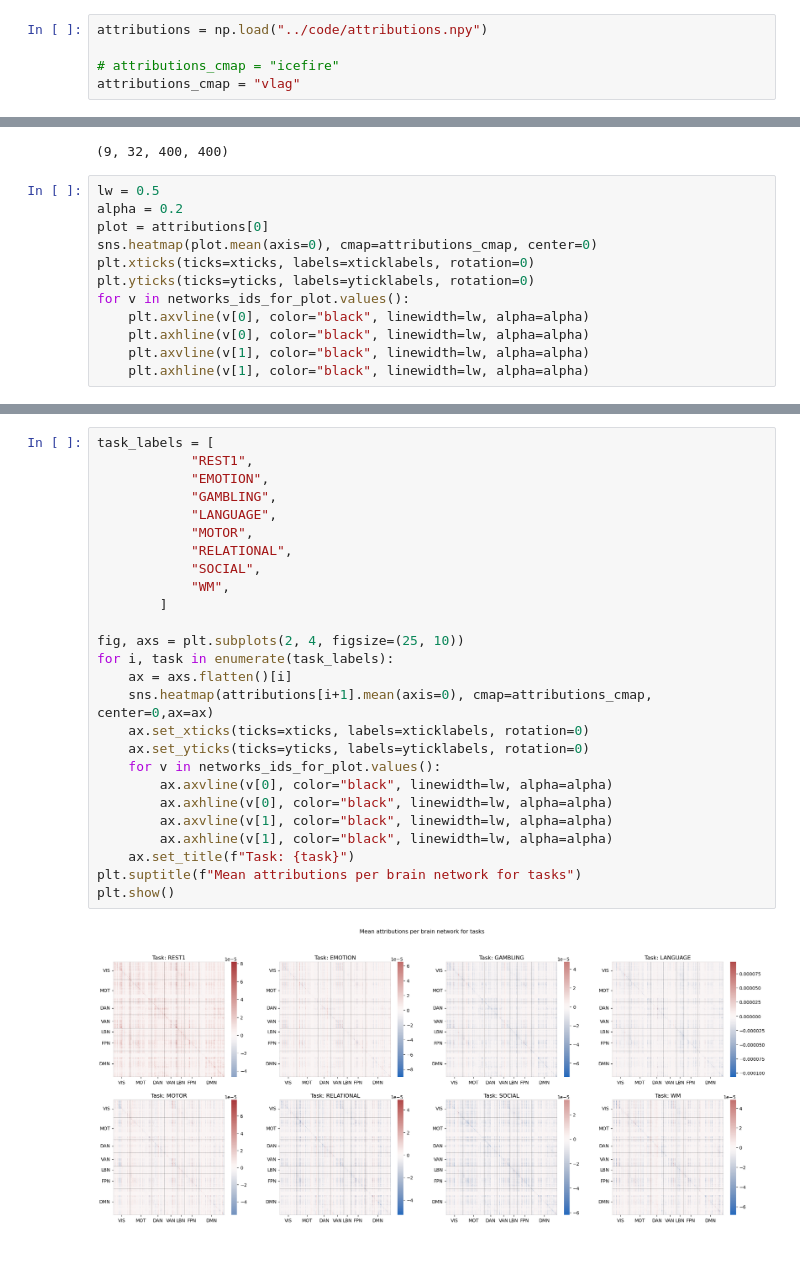
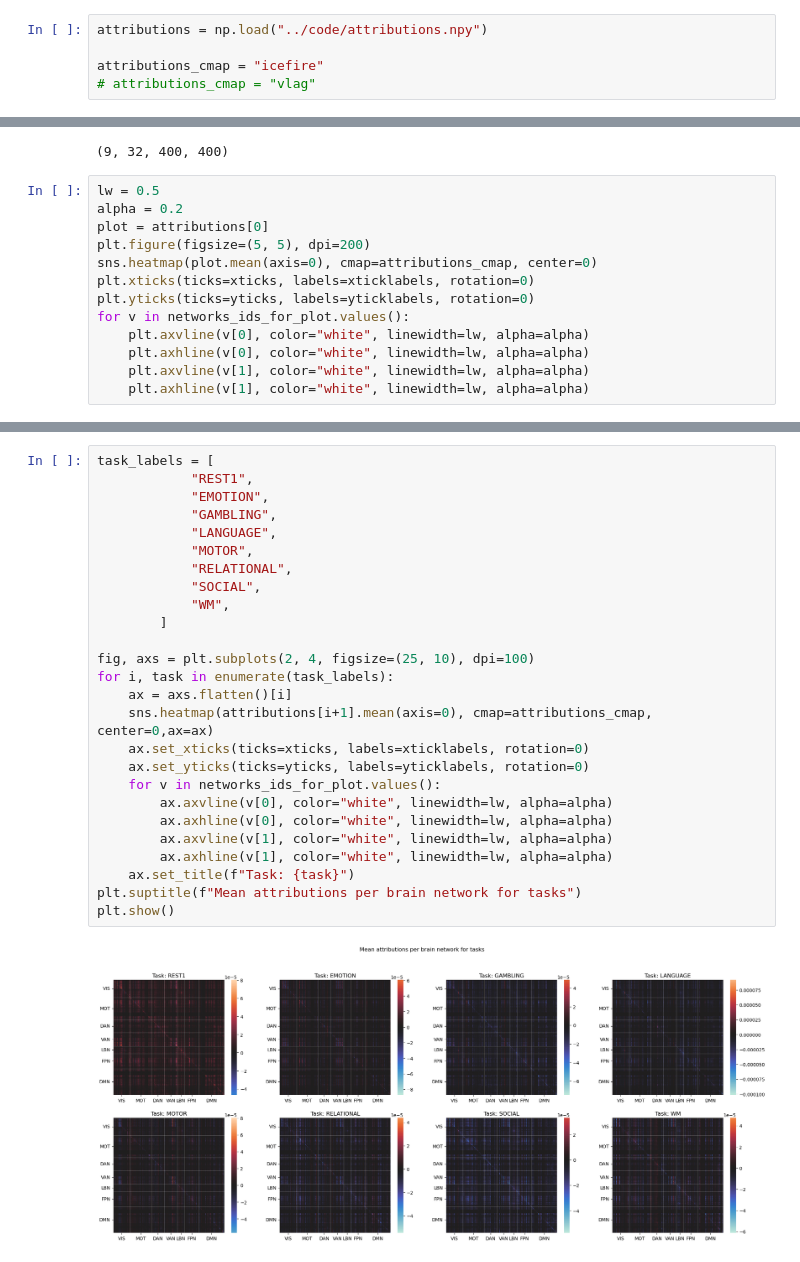
Before and after one commit to C-Achard/MIPLab-TeamCEE-DeepLearningforBiomed, a Jupyter notebook: notebooks/interpretability-att.ipynb, the cells around one changed output, grey strips where cells are left out. Cells and saved outputs as stored; diff of their text form.

```diff
--- a/notebooks/interpretability-att.ipynb
+++ b/notebooks/interpretability-att.ipynb
@@ -113,8 +114,8 @@ Text(0.5, 1.0, 'Attention weights per brain network')
 # %%
 attributions = np.load("../code/attributions.npy")
 
-# attributions_cmap = "icefire"
-attributions_cmap = "vlag"
+attributions_cmap = "icefire"
+# attributions_cmap = "vlag"
 # %%
 attributions.shape
 # %% [output]
@@ -123,12 +124,13 @@ attributions.shape
 lw = 0.5
 alpha = 0.2
 plot = attributions[0]
+plt.figure(figsize=(5, 5), dpi=200)
 sns.heatmap(plot.mean(axis=0), cmap=attributions_cmap, center=0)
 plt.xticks(ticks=xticks, labels=xticklabels, rotation=0)
 plt.yticks(ticks=yticks, labels=yticklabels, rotation=0)
 for v in networks_ids_for_plot.values():
-    plt.axvline(v[0], color="black", linewidth=lw, alpha=alpha)
-    plt.axhline(v[0], color="black", linewidth=lw, alpha=alpha)
-    plt.axvline(v[1], color="black", linewidth=lw, alpha=alpha)
-    plt.axhline(v[1], color="black", linewidth=lw, alpha=alpha)
+    plt.axvline(v[0], color="white", linewidth=lw, alpha=alpha)
+    plt.axhline(v[0], color="white", linewidth=lw, alpha=alpha)
+    plt.axvline(v[1], color="white", linewidth=lw, alpha=alpha)
+    plt.axhline(v[1], color="white", linewidth=lw, alpha=alpha)
 # %% [output]
@@ -152,31 +154,31 @@ plt.show()
 # %%
 task_labels = [
             "REST1",
             "EMOTION",
             "GAMBLING",
             "LANGUAGE",
             "MOTOR",
             "RELATIONAL",
             "SOCIAL",
             "WM",
         ]
 
-fig, axs = plt.subplots(2, 4, figsize=(25, 10))
+fig, axs = plt.subplots(2, 4, figsize=(25, 10), dpi=100)
 for i, task in enumerate(task_labels):
     ax = axs.flatten()[i]
     sns.heatmap(attributions[i+1].mean(axis=0), cmap=attributions_cmap, center=0,ax=ax)
     ax.set_xticks(ticks=xticks, labels=xticklabels, rotation=0)
     ax.set_yticks(ticks=yticks, labels=yticklabels, rotation=0)
     for v in networks_ids_for_plot.values():
-        ax.axvline(v[0], color="black", linewidth=lw, alpha=alpha)
-        ax.axhline(v[0], color="black", linewidth=lw, alpha=alpha)
-        ax.axvline(v[1], color="black", linewidth=lw, alpha=alpha)
-        ax.axhline(v[1], color="black", linewidth=lw, alpha=alpha)
+        ax.axvline(v[0], color="white", linewidth=lw, alpha=alpha)
+        ax.axhline(v[0], color="white", linewidth=lw, alpha=alpha)
+        ax.axvline(v[1], color="white", linewidth=lw, alpha=alpha)
+        ax.axhline(v[1], color="white", linewidth=lw, alpha=alpha)
     ax.set_title(f"Task: {task}")
 plt.suptitle(f"Mean attributions per brain network for tasks")
 plt.show()
 # %% [output]
-[figure, old version]
+[figure, new version]
 # %%
 task_labels = [
             "REST1",
```
Also changed, not shown: parts of 6 cells of this notebook, 2 other files.
